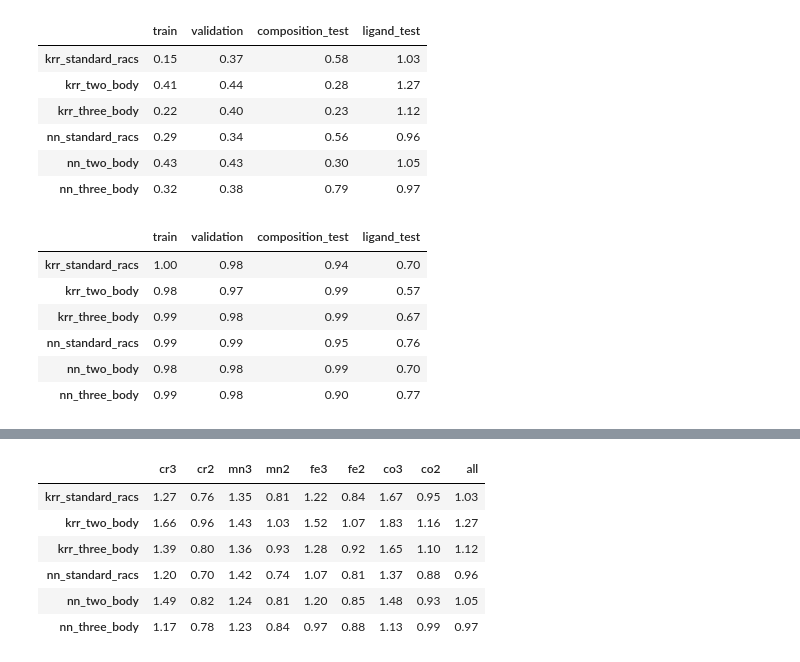
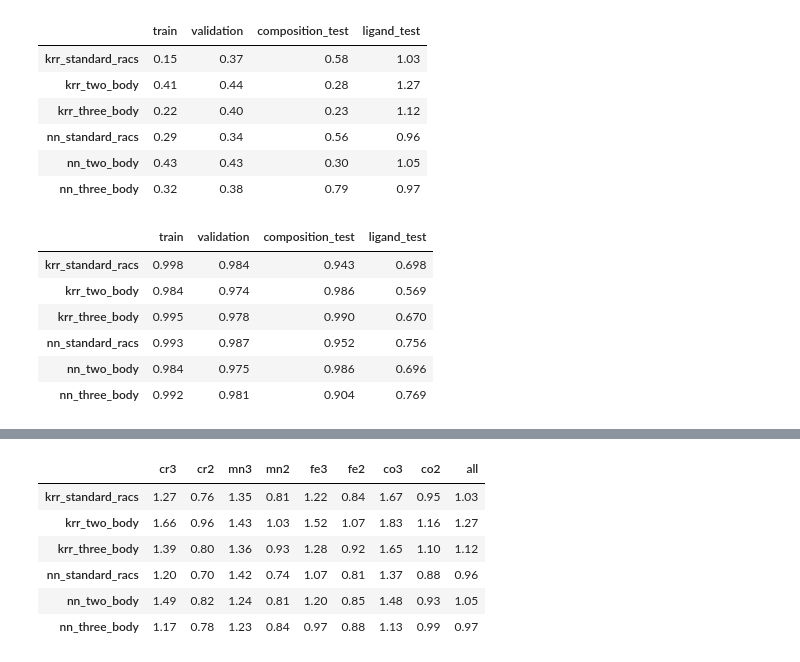
Before and after one commit to hjkgrp/many_body_ml, a Jupyter notebook: scripts_and_notebooks/scoring/model_scores_orbitals.ipynb, the cells around one changed output, grey strips where cells are left out. Saved outputs shown, nothing was run; the diff lists cells and outputs as text; code cells hidden in the pictures.

```diff
--- a/scripts_and_notebooks/scoring/model_scores_orbitals.ipynb
+++ b/scripts_and_notebooks/scoring/model_scores_orbitals.ipynb
@@ -188,12 +256,12 @@ evaluate_metric(mean_absolute_error, transformation=homo_both).round(2)
 | nn_two_body | 0.43 | 0.43 | 0.30 | 1.05 |
 | nn_three_body | 0.32 | 0.38 | 0.79 | 0.97 |
 # %%
-evaluate_metric(r2_score, transformation=homo_both).round(2)
+evaluate_metric(r2_score, transformation=homo_both).round(3)
 # %% [output]
 |  | train | validation | composition_test | ligand_test |
-| krr_standard_racs | 1.00 | 0.98 | 0.94 | 0.70 |
-| krr_two_body | 0.98 | 0.97 | 0.99 | 0.57 |
-| krr_three_body | 0.99 | 0.98 | 0.99 | 0.67 |
-| nn_standard_racs | 0.99 | 0.99 | 0.95 | 0.76 |
-| nn_two_body | 0.98 | 0.98 | 0.99 | 0.70 |
-| nn_three_body | 0.99 | 0.98 | 0.90 | 0.77 |
+| krr_standard_racs | 0.998 | 0.984 | 0.943 | 0.698 |
+| krr_two_body | 0.984 | 0.974 | 0.986 | 0.569 |
+| krr_three_body | 0.995 | 0.978 | 0.990 | 0.670 |
+| nn_standard_racs | 0.993 | 0.987 | 0.952 | 0.756 |
+| nn_two_body | 0.984 | 0.975 | 0.986 | 0.696 |
+| nn_three_body | 0.992 | 0.981 | 0.904 | 0.769 |
```
Also changed, not shown: parts of 23 cells of this notebook.
